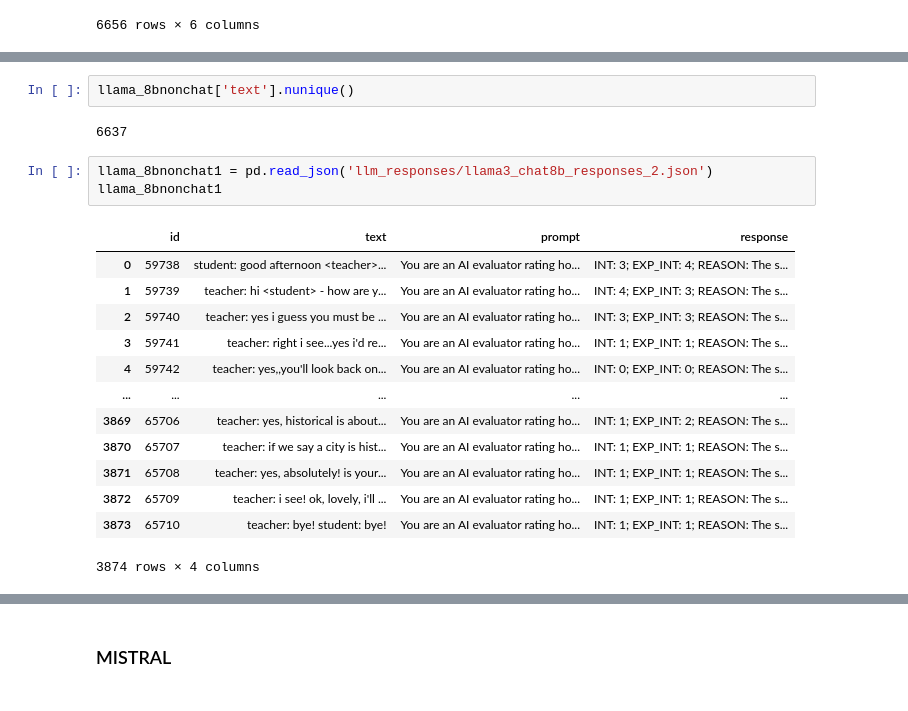
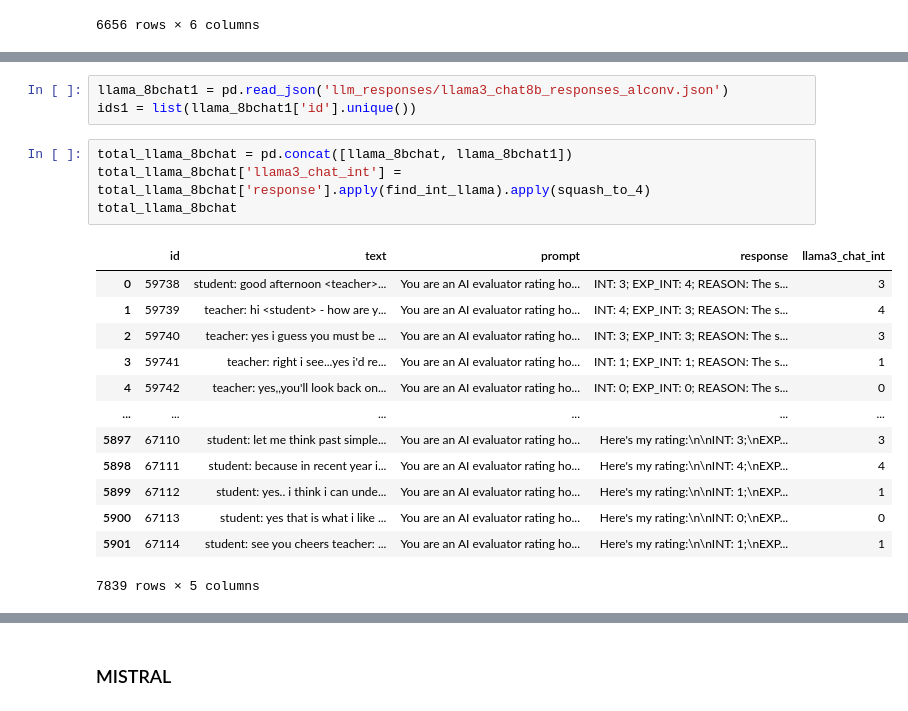
Before and after one commit to mahathi-p/Interest-in-humans-and-llms, a Jupyter notebook: collating_llm_responses.ipynb, the cells around one changed output, grey strips where cells are left out. Saved outputs shown, nothing was run; the diff lists cells and outputs as text.

```diff
--- a/collating_llm_responses.ipynb
+++ b/collating_llm_responses.ipynb
@@ -289,21 +276,21 @@ llama_8bnonchat
-# %%
-llama_8bnonchat['text'].nunique()
-# %% [output]
-6637
-# %%
-llama_8bnonchat1 = pd.read_json('llm_responses/llama3_chat8b_responses_2.json')
-llama_8bnonchat1
-# %% [output]
-|  | id | text | prompt | response |
-| 0 | 59738 | student: good afternoon <teacher>... | You are an AI evaluator rating ho... | INT: 3; EXP_INT: 4; REASON: The s... |
-| 1 | 59739 | teacher: hi <student> - how are y... | You are an AI evaluator rating ho... | INT: 4; EXP_INT: 3; REASON: The s... |
-| 2 | 59740 | teacher: yes i guess you must be ... | You are an AI evaluator rating ho... | INT: 3; EXP_INT: 3; REASON: The s... |
-| 3 | 59741 | teacher: right i see...yes i'd re... | You are an AI evaluator rating ho... | INT: 1; EXP_INT: 1; REASON: The s... |
-| 4 | 59742 | teacher: yes,,you'll look back on... | You are an AI evaluator rating ho... | INT: 0; EXP_INT: 0; REASON: The s... |
-| ... | ... | ... | ... | ... |
-| 3869 | 65706 | teacher: yes, historical is about... | You are an AI evaluator rating ho... | INT: 1; EXP_INT: 2; REASON: The s... |
-| 3870 | 65707 | teacher: if we say a city is hist... | You are an AI evaluator rating ho... | INT: 1; EXP_INT: 1; REASON: The s... |
-| 3871 | 65708 | teacher: yes, absolutely! is your... | You are an AI evaluator rating ho... | INT: 1; EXP_INT: 1; REASON: The s... |
-| 3872 | 65709 | teacher: i see! ok, lovely, i'll ... | You are an AI evaluator rating ho... | INT: 1; EXP_INT: 1; REASON: The s... |
-| 3873 | 65710 | teacher: bye! student: bye! | You are an AI evaluator rating ho... | INT: 1; EXP_INT: 1; REASON: The s... |
-3874 rows × 4 columns
+# %%
+llama_8bchat1 = pd.read_json('llm_responses/llama3_chat8b_responses_alconv.json')
+ids1 = list(llama_8bchat1['id'].unique())
+# %%
+total_llama_8bchat = pd.concat([llama_8bchat, llama_8bchat1])
+total_llama_8bchat['llama3_chat_int'] = total_llama_8bchat['response'].apply(find_int_llama).apply(squash_to_4)
+total_llama_8bchat
+# %% [output]
+|  | id | text | prompt | response | llama3_chat_int |
+| 0 | 59738 | student: good afternoon <teacher>... | You are an AI evaluator rating ho... | INT: 3; EXP_INT: 4; REASON: The s... | 3 |
+| 1 | 59739 | teacher: hi <student> - how are y... | You are an AI evaluator rating ho... | INT: 4; EXP_INT: 3; REASON: The s... | 4 |
+| 2 | 59740 | teacher: yes i guess you must be ... | You are an AI evaluator rating ho... | INT: 3; EXP_INT: 3; REASON: The s... | 3 |
+| 3 | 59741 | teacher: right i see...yes i'd re... | You are an AI evaluator rating ho... | INT: 1; EXP_INT: 1; REASON: The s... | 1 |
+| 4 | 59742 | teacher: yes,,you'll look back on... | You are an AI evaluator rating ho... | INT: 0; EXP_INT: 0; REASON: The s... | 0 |
+| ... | ... | ... | ... | ... | ... |
+| 5897 | 67110 | student: let me think past simple... | You are an AI evaluator rating ho... | Here's my rating:\n\nINT: 3;\nEXP... | 3 |
+| 5898 | 67111 | student: because in recent year i... | You are an AI evaluator rating ho... | Here's my rating:\n\nINT: 4;\nEXP... | 4 |
+| 5899 | 67112 | student: yes.. i think i can unde... | You are an AI evaluator rating ho... | Here's my rating:\n\nINT: 1;\nEXP... | 1 |
+| 5900 | 67113 | student: yes that is what i like ... | You are an AI evaluator rating ho... | Here's my rating:\n\nINT: 0;\nEXP... | 0 |
+| 5901 | 67114 | student: see you cheers teacher: ... | You are an AI evaluator rating ho... | Here's my rating:\n\nINT: 1;\nEXP... | 1 |
+7839 rows × 5 columns
```
Also changed, not shown: parts of 9 cells of this notebook, 1 other file.
